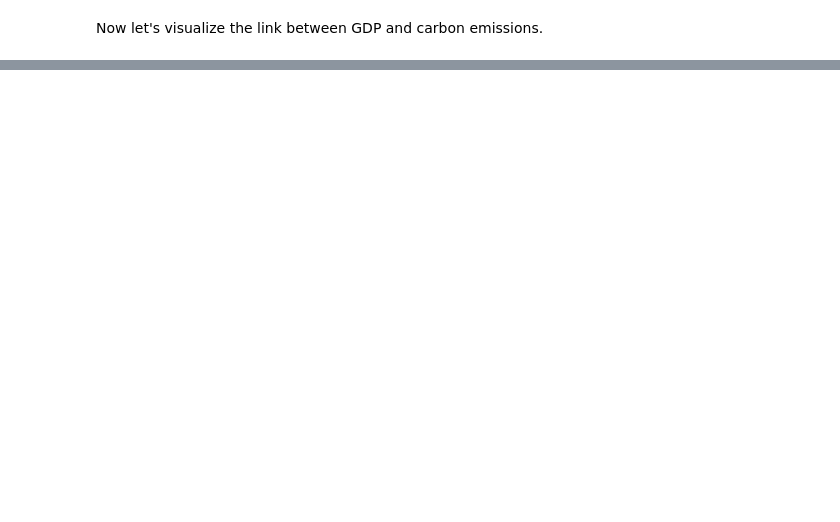
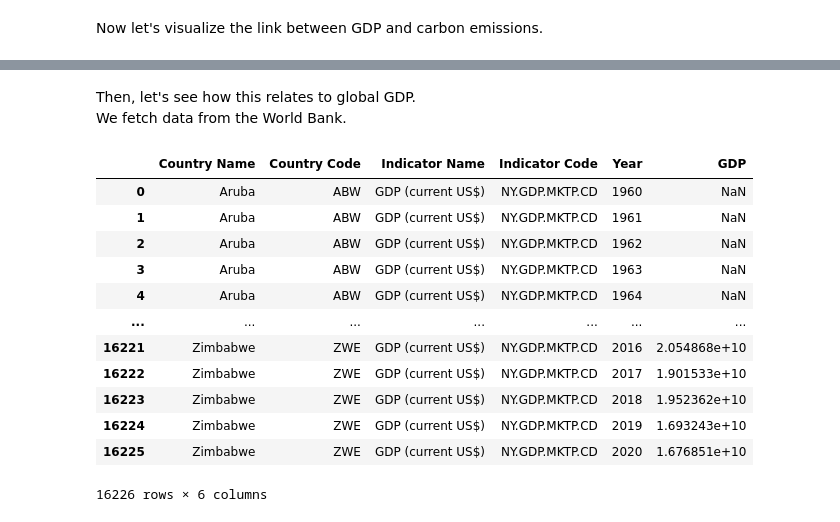
Before and after one commit to shokru/carbon_emissions, a Jupyter notebook: carbon.ipynb, the cells around one changed output, grey strips where cells are left out. Drawn from its saved outputs; the diff is of its cells as text; code cells hidden in the pictures; blank space fills up the shorter version.

```diff
--- a/carbon.ipynb
+++ b/carbon.ipynb
@@ -252,0 +284,27 @@ sns.set(rc={'figure.figsize':(13,8)})
+# %% [markdown]
+Then, let's see how this relates to global GDP.
+We fetch data from the World Bank.
+# %%
+url = 'https://api.worldbank.org/v2/en/indicator/NY.GDP.MKTP.CD?downloadformat=excel'
+data_gdp = pd.read_excel(url, skiprows = 3)
+# Putting the data in long format below
+data_gdp = pd.wide_to_long(data_gdp.iloc[0:,0:65],
+                stubnames = [''],
+                i = ['Country Name', 'Country Code', 'Indicator Name', 'Indicator Code'],
+                j = 'Year').reset_index()
+data_gdp = data_gdp.rename(columns = {'': 'GDP'})
+data_gdp
+# %% [output]
+|  | Country Name | Country Code | Indicator Name | Indicator Code | Year | GDP |
+| 0 | Aruba | ABW | GDP (current US$) | NY.GDP.MKTP.CD | 1960 | NaN |
+| 1 | Aruba | ABW | GDP (current US$) | NY.GDP.MKTP.CD | 1961 | NaN |
+| 2 | Aruba | ABW | GDP (current US$) | NY.GDP.MKTP.CD | 1962 | NaN |
+| 3 | Aruba | ABW | GDP (current US$) | NY.GDP.MKTP.CD | 1963 | NaN |
+| 4 | Aruba | ABW | GDP (current US$) | NY.GDP.MKTP.CD | 1964 | NaN |
+| ... | ... | ... | ... | ... | ... | ... |
+| 16221 | Zimbabwe | ZWE | GDP (current US$) | NY.GDP.MKTP.CD | 2016 | 2.054868e+10 |
+| 16222 | Zimbabwe | ZWE | GDP (current US$) | NY.GDP.MKTP.CD | 2017 | 1.901533e+10 |
+| 16223 | Zimbabwe | ZWE | GDP (current US$) | NY.GDP.MKTP.CD | 2018 | 1.952362e+10 |
+| 16224 | Zimbabwe | ZWE | GDP (current US$) | NY.GDP.MKTP.CD | 2019 | 1.693243e+10 |
+| 16225 | Zimbabwe | ZWE | GDP (current US$) | NY.GDP.MKTP.CD | 2020 | 1.676851e+10 |
+16226 rows × 6 columns
```
Also changed, not shown: parts of 7 cells of this notebook.
